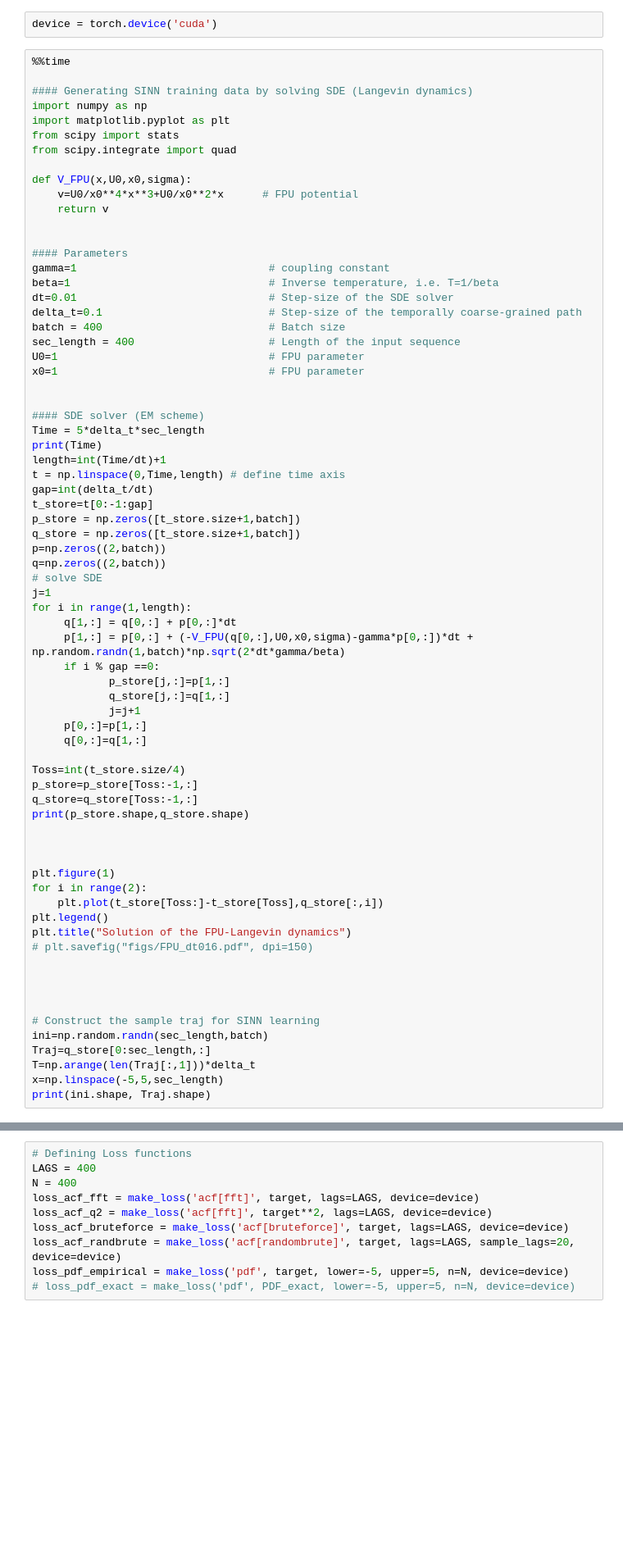
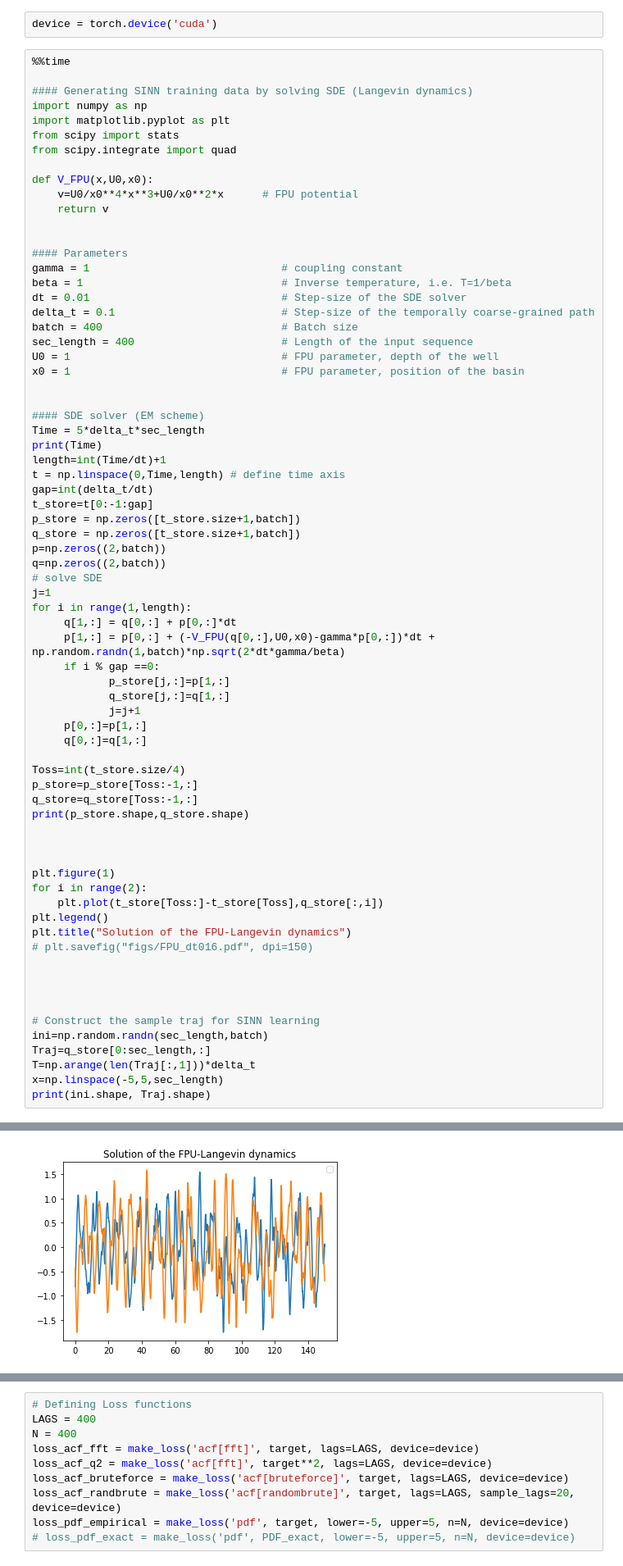
Before and after one commit to SINN-model/SINN, a Jupyter notebook: FPU_SINN.ipynb, the cells around one changed output, grey strips where cells are left out. Shown: that part at 82% size. Cells and saved outputs as stored; diff of their text form; blank space fills up the shorter version.

```diff
--- a/FPU_SINN.ipynb
+++ b/FPU_SINN.ipynb
@@ -34,20 +66,20 @@ import matplotlib.pyplot as plt
 from scipy import stats
 from scipy.integrate import quad
 
-def V_FPU(x,U0,x0,sigma):
+def V_FPU(x,U0,x0):
     v=U0/x0**4*x**3+U0/x0**2*x      # FPU potential
     return v
 
 
 #### Parameters
-gamma=1                              # coupling constant
-beta=1                               # Inverse temperature, i.e. T=1/beta
-dt=0.01                              # Step-size of the SDE solver
-delta_t=0.1                          # Step-size of the temporally coarse-grained path
-batch = 400                          # Batch size
-sec_length = 400                     # Length of the input sequence
-U0=1                                 # FPU parameter
-x0=1                                 # FPU parameter
+gamma = 1                              # coupling constant
+beta = 1                               # Inverse temperature, i.e. T=1/beta
+dt = 0.01                              # Step-size of the SDE solver
+delta_t = 0.1                          # Step-size of the temporally coarse-grained path
+batch = 400                            # Batch size
+sec_length = 400                       # Length of the input sequence
+U0 = 1                                 # FPU parameter, depth of the well
+x0 = 1                                 # FPU parameter, position of the basin
 
 
 #### SDE solver (EM scheme)
@@ -65,7 +97,7 @@ q=np.zeros((2,batch))
 j=1
 for i in range(1,length):
      q[1,:] = q[0,:] + p[0,:]*dt
-     p[1,:] = p[0,:] + (-V_FPU(q[0,:],U0,x0,sigma)-gamma*p[0,:])*dt + np.random.randn(1,batch)*np.sqrt(2*dt*gamma/beta)
+     p[1,:] = p[0,:] + (-V_FPU(q[0,:],U0,x0)-gamma*p[0,:])*dt + np.random.randn(1,batch)*np.sqrt(2*dt*gamma/beta)
      if i % gap ==0:
             p_store[j,:]=p[1,:]
             q_store[j,:]=q[1,:]
@@ -96,3 +128,4 @@ Traj=q_store[0:sec_length,:]
 T=np.arange(len(Traj[:,1]))*delta_t
 x=np.linspace(-5,5,sec_length)
 print(ini.shape, Traj.shape)
+# %% [output]
@@ -99,3 +138,4 @@ print(ini.shape, Traj.shape)
+[figure, added]
 # %%
 # Reformulating data into Torch tensors
 # Input of SINN should be of the form (seq_len, batch, input_size)
```
Also changed, not shown: parts of 15 cells of this notebook.
